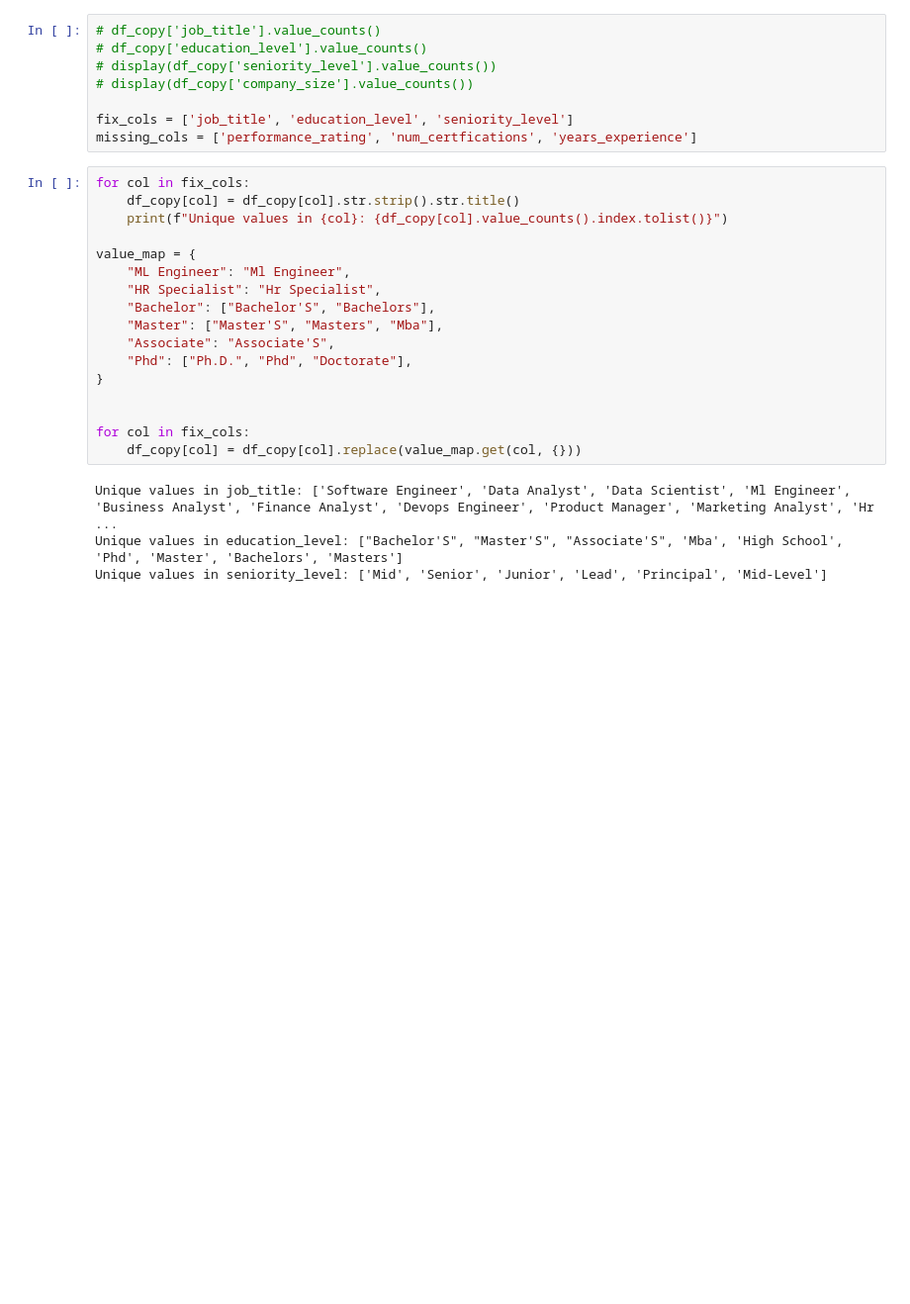
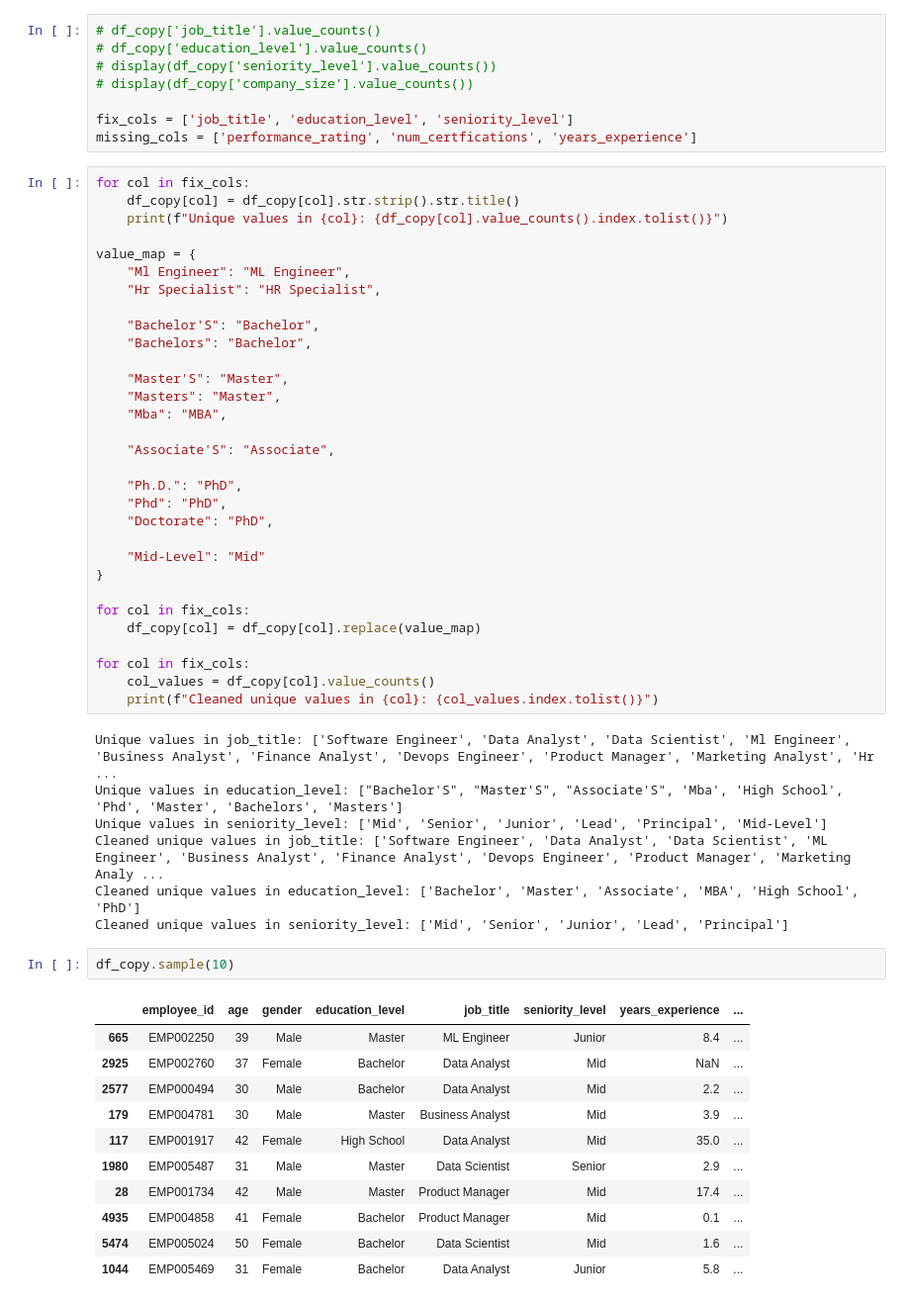
Before and after one commit to Wewds1/ML_Projects, a Jupyter notebook: Salary_Benchmark/notebooks/01_eda.ipynb, the cells around one changed output. Shown at 99% size. Cells and saved outputs as stored; diff of their text form; blank space fills up the shorter version.

```diff
--- a/Salary_Benchmark/notebooks/01_eda.ipynb
+++ b/Salary_Benchmark/notebooks/01_eda.ipynb
@@ -83,18 +83,49 @@ for col in fix_cols:
     print(f"Unique values in {col}: {df_copy[col].value_counts().index.tolist()}")
 
 value_map = {
-    "ML Engineer": "Ml Engineer",
-    "HR Specialist": "Hr Specialist",
-    "Bachelor": ["Bachelor'S", "Bachelors"],
-    "Master": ["Master'S", "Masters", "Mba"],
-    "Associate": "Associate'S",
-    "Phd": ["Ph.D.", "Phd", "Doctorate"],
+    "Ml Engineer": "ML Engineer",
+    "Hr Specialist": "HR Specialist",
+
+    "Bachelor'S": "Bachelor",
+    "Bachelors": "Bachelor",
+
+    "Master'S": "Master",
+    "Masters": "Master",
+    "Mba": "MBA",
+
+    "Associate'S": "Associate",
+
+    "Ph.D.": "PhD",
+    "Phd": "PhD",
+    "Doctorate": "PhD",
+
+    "Mid-Level": "Mid"
 }
 
+for col in fix_cols:
+    df_copy[col] = df_copy[col].replace(value_map)
 
 for col in fix_cols:
-    df_copy[col] = df_copy[col].replace(value_map.get(col, {}))
+    col_values = df_copy[col].value_counts()
+    print(f"Cleaned unique values in {col}: {col_values.index.tolist()}")
 # %% [output]
 Unique values in job_title: ['Software Engineer', 'Data Analyst', 'Data Scientist', 'Ml Engineer', 'Business Analyst', 'Finance Analyst', 'Devops Engineer', 'Product Manager', 'Marketing Analyst', 'Hr ...
 Unique values in education_level: ["Bachelor'S", "Master'S", "Associate'S", 'Mba', 'High School', 'Phd', 'Master', 'Bachelors', 'Masters']
 Unique values in seniority_level: ['Mid', 'Senior', 'Junior', 'Lead', 'Principal', 'Mid-Level']
+Cleaned unique values in job_title: ['Software Engineer', 'Data Analyst', 'Data Scientist', 'ML Engineer', 'Business Analyst', 'Finance Analyst', 'Devops Engineer', 'Product Manager', 'Marketing Analy ...
+Cleaned unique values in education_level: ['Bachelor', 'Master', 'Associate', 'MBA', 'High School', 'PhD']
+Cleaned unique values in seniority_level: ['Mid', 'Senior', 'Junior', 'Lead', 'Principal']
+# %%
+df_copy.sample(10)
+# %% [output]
+|  | employee_id | age | gender | education_level | job_title | seniority_level | years_experience | ... |
+| 665 | EMP002250 | 39 | Male | Master | ML Engineer | Junior | 8.4 | ... |
+| 2925 | EMP002760 | 37 | Female | Bachelor | Data Analyst | Mid | NaN | ... |
+| 2577 | EMP000494 | 30 | Male | Bachelor | Data Analyst | Mid | 2.2 | ... |
+| 179 | EMP004781 | 30 | Male | Master | Business Analyst | Mid | 3.9 | ... |
+| 117 | EMP001917 | 42 | Female | High School | Data Analyst | Mid | 35.0 | ... |
+| 1980 | EMP005487 | 31 | Male | Master | Data Scientist | Senior | 2.9 | ... |
+| 28 | EMP001734 | 42 | Male | Master | Product Manager | Mid | 17.4 | ... |
+| 4935 | EMP004858 | 41 | Female | Bachelor | Product Manager | Mid | 0.1 | ... |
+| 5474 | EMP005024 | 50 | Female | Bachelor | Data Scientist | Mid | 1.6 | ... |
+| 1044 | EMP005469 | 31 | Female | Bachelor | Data Analyst | Junior | 5.8 | ... |
```
Also changed, not shown: parts of 12 cells of this notebook, 7 other files.
